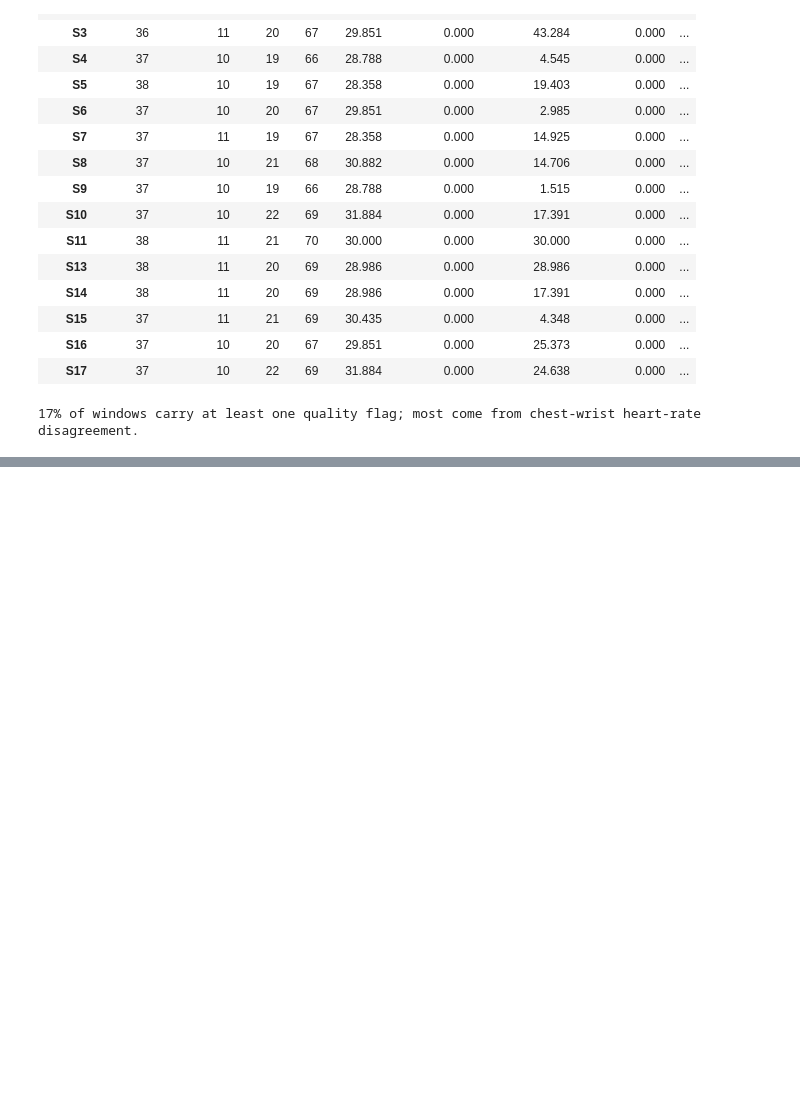
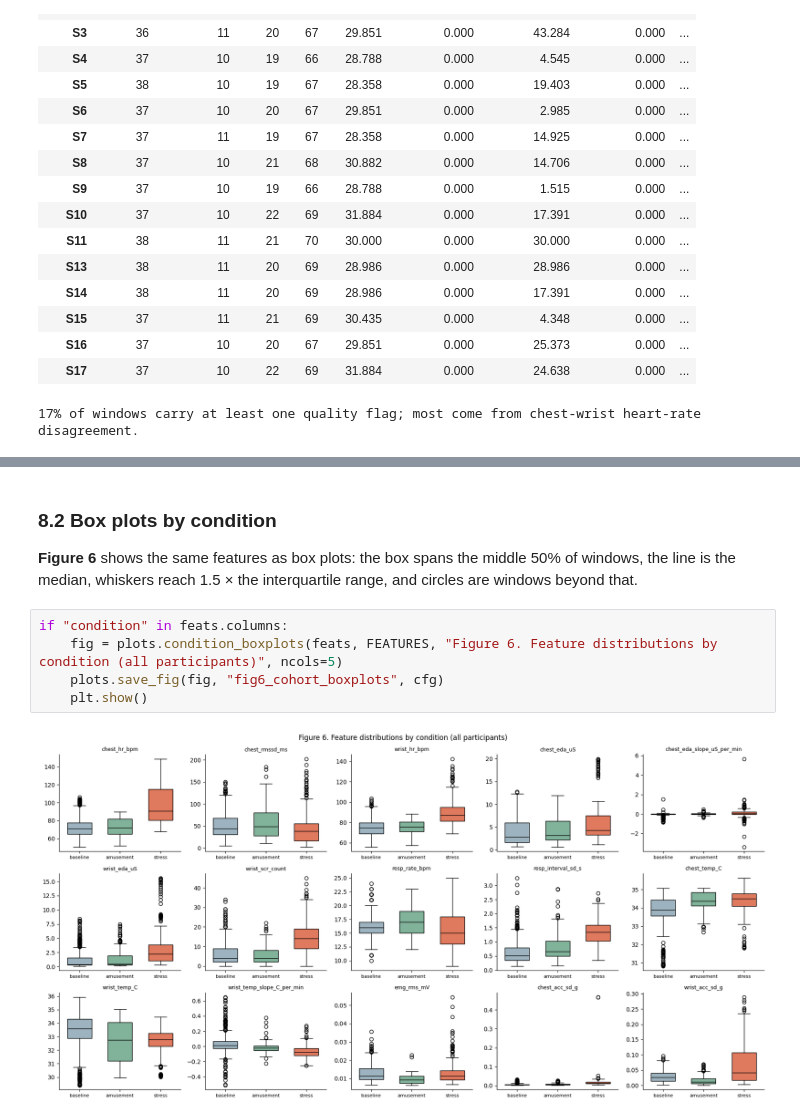
Before and after one commit to JillianMelbourne/WESAD-Stress-Detection, a Jupyter notebook: WESAD_stress_pipeline.ipynb, the cells around one changed output, grey strips where cells are left out. Cells and saved outputs as stored; diff of their text form; blank space fills up the shorter version.

```diff
--- a/WESAD_stress_pipeline.ipynb
+++ b/WESAD_stress_pipeline.ipynb
@@ -528,0 +477,10 @@ plt.show()
+# %% [markdown]
+### 8.2 Box plots by condition
+**Figure 6** shows the same features as box plots: the box spans the middle 50% of windows, the line is the median, whiskers reach 1.5 × the interquartile range, and circles are windows beyond that.
+# %%
+if "condition" in feats.columns:
+    fig = plots.condition_boxplots(feats, FEATURES, "Figure 6. Feature distributions by condition (all participants)", ncols=5)
+    plots.save_fig(fig, "fig6_cohort_boxplots", cfg)
+    plt.show()
+# %% [output]
+[figure, added]
```
Also changed, not shown: parts of 86 cells of this notebook, 40 other files.
